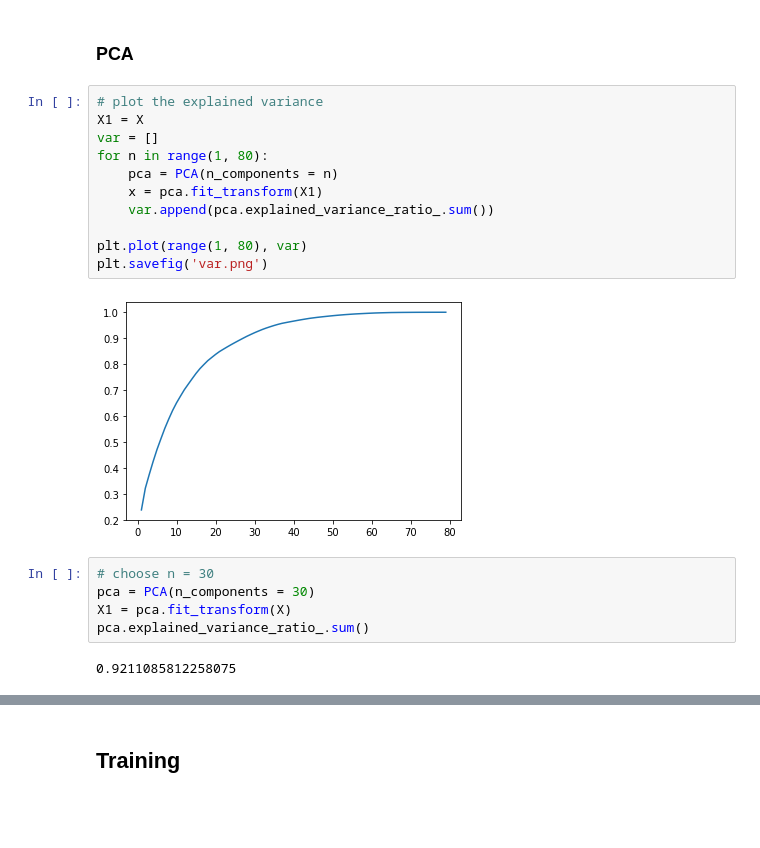
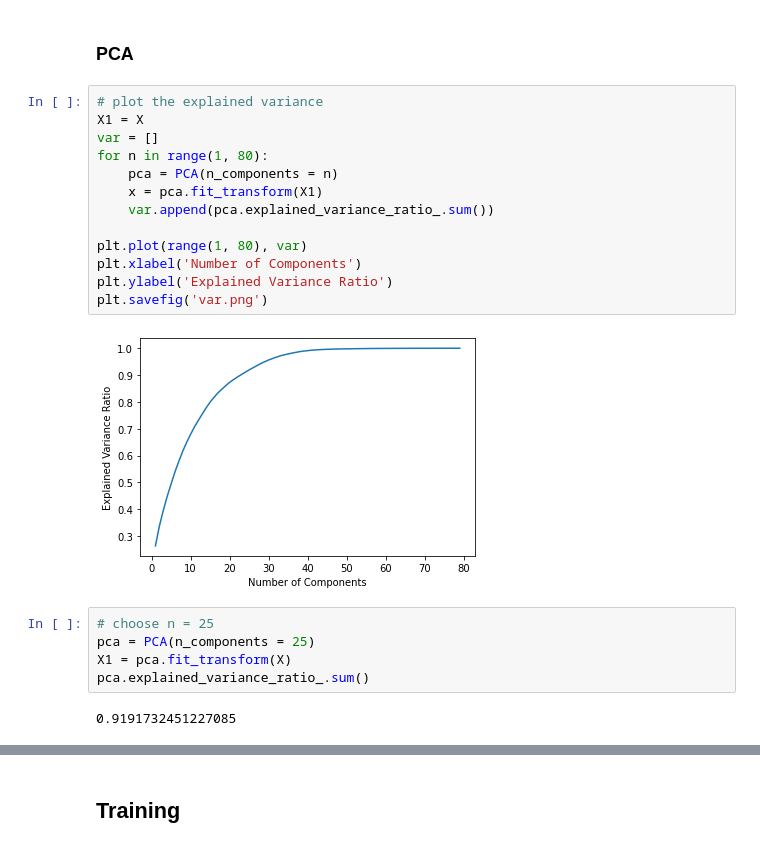
Before and after one commit to alessa-hzx/IBM-Machine-Learning, a Jupyter notebook: Deep Learning Project/Telecom Customer Churn_DeepLearning.ipynb, the cells around one changed output, grey strips where cells are left out. Drawn from its saved outputs; the diff is of its cells as text; blank space fills up the shorter version.

```diff
--- a/Deep Learning Project/Telecom Customer Churn_DeepLearning.ipynb
+++ b/Deep Learning Project/Telecom Customer Churn_DeepLearning.ipynb
@@ -276,23 +276,25 @@ X.shape
 # %%
 # plot the explained variance
 X1 = X
 var = []
 for n in range(1, 80):
     pca = PCA(n_components = n)
     x = pca.fit_transform(X1)
     var.append(pca.explained_variance_ratio_.sum())
 
 plt.plot(range(1, 80), var)
+plt.xlabel('Number of Components')
+plt.ylabel('Explained Variance Ratio')
 plt.savefig('var.png')
 # %% [output]
-[figure, old version]
+[figure, new version]
 # %%
-# choose n = 30
-pca = PCA(n_components = 30)
+# choose n = 25
+pca = PCA(n_components = 25)
 X1 = pca.fit_transform(X)
 pca.explained_variance_ratio_.sum()
 # %% [output]
-0.9211085812258075
+0.9191732451227085
 # %%
 # visualize correlations between features and label
 data1 = pd.DataFrame(X1)
```
Also changed, not shown: parts of 21 cells of this notebook, 1 other file.
